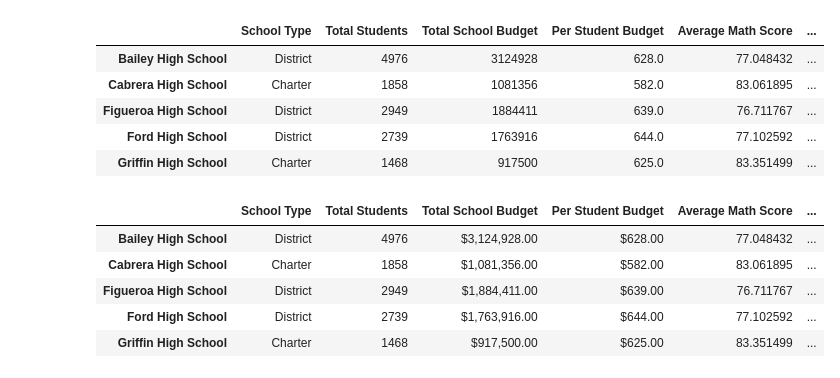
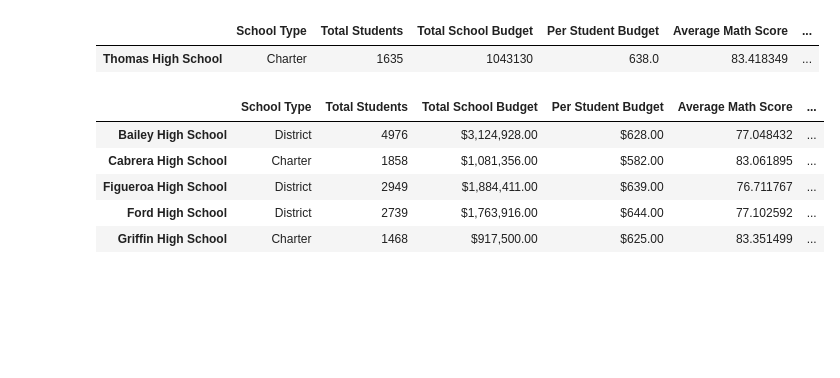
Before and after one commit to tw99ch/School_District_Analysis, a Jupyter notebook: PyCitySchools.ipynb, the cells around one changed output. Cells and saved outputs as stored; diff of their text form; code cells hidden in the pictures; blank space fills up the shorter version.

```diff
--- a/PyCitySchools.ipynb
+++ b/PyCitySchools.ipynb
@@ -770,24 +770,21 @@ dtype: float64
 # %%
 # Adding a list of values with keys to create a new DataFrame.
 
 per_school_summary_df = pd.DataFrame({
              "School Type": per_school_types,
              "Total Students": per_school_counts,
              "Total School Budget": per_school_budget,
              "Per Student Budget": per_school_capita,
              "Average Math Score": per_school_math,
            "Average Reading Score": per_school_reading,
            "% Passing Math": per_school_passing_math,
            "% Passing Reading": per_school_passing_reading,
            "% Overall Passing": per_overall_passing_percentage})
 per_school_summary_df.head()
+per_school_summary_df.loc[['Thomas High School']]
 # %% [output]
 |  | School Type | Total Students | Total School Budget | Per Student Budget | Average Math Score | ... |
-| Bailey High School | District | 4976 | 3124928 | 628.0 | 77.048432 | ... |
-| Cabrera High School | Charter | 1858 | 1081356 | 582.0 | 83.061895 | ... |
-| Figueroa High School | District | 2949 | 1884411 | 639.0 | 76.711767 | ... |
-| Ford High School | District | 2739 | 1763916 | 644.0 | 77.102592 | ... |
-| Griffin High School | Charter | 1468 | 917500 | 625.0 | 83.351499 | ... |
+| Thomas High School | Charter | 1635 | 1043130 | 638.0 | 83.418349 | ... |
 # %%
 # Format the Total School Budget and the Per Student Budget columns.
 per_school_summary_df["Total School Budget"] = per_school_summary_df["Total School Budget"].map("${:,.2f}".format)
```
Also changed, not shown: 3 other files.
